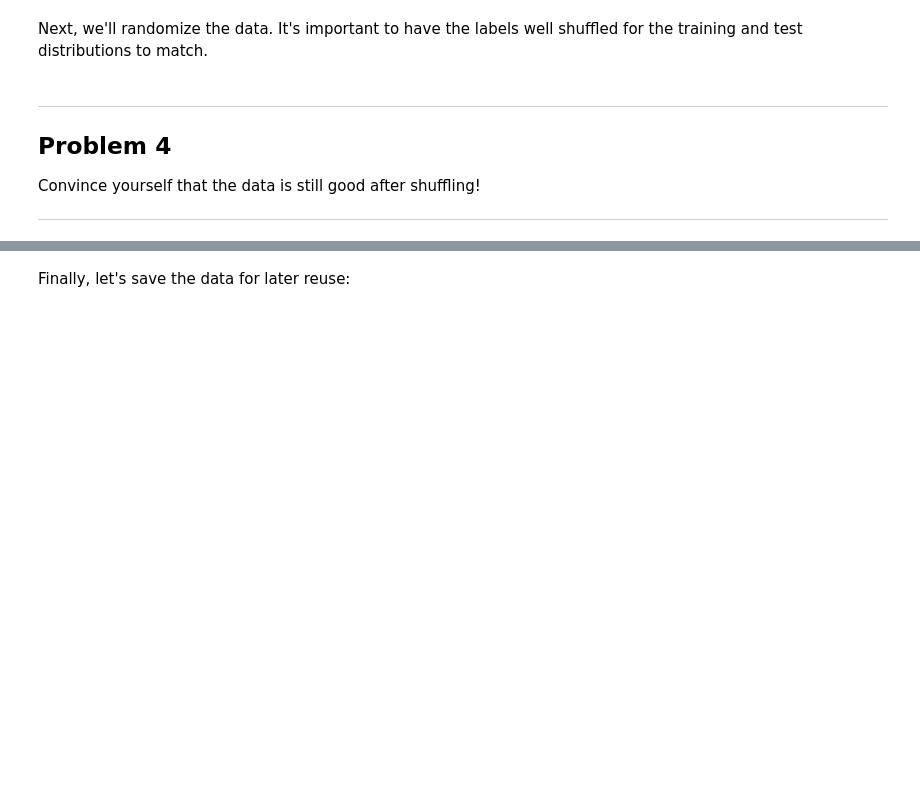
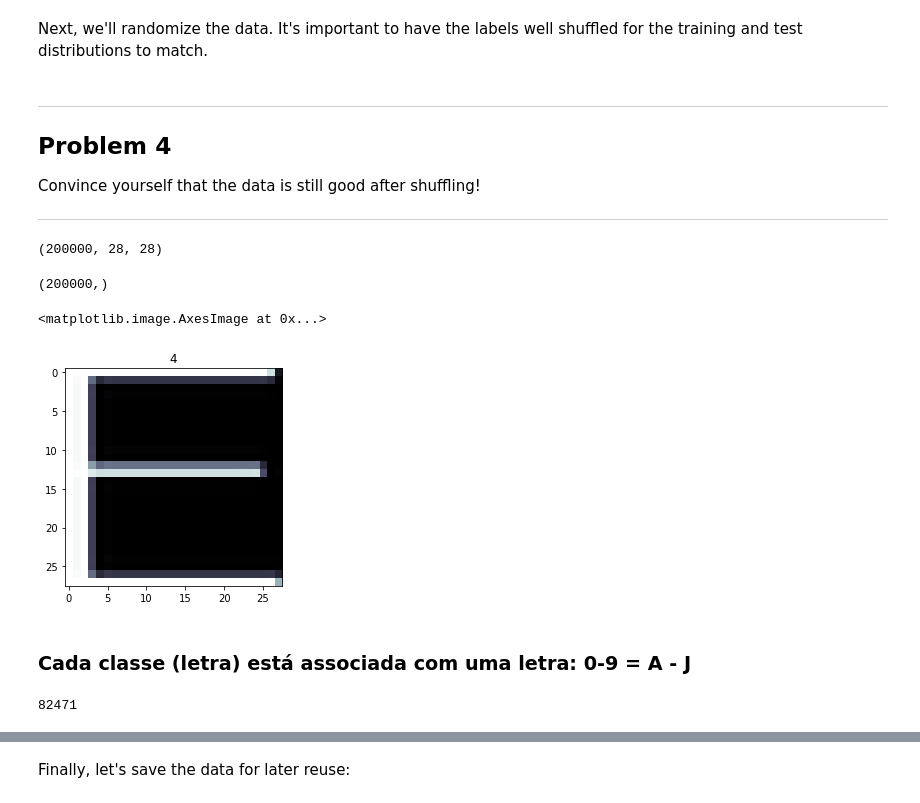
Before and after one commit to victortxa/assignments-vision-and-image-processing, a Jupyter notebook: 1_notmnist.ipynb, the cells around one changed output, grey strips where cells are left out. Drawn from its saved outputs; the diff is of its cells as text; code cells hidden in the pictures; blank space fills up the shorter version.

```diff
--- a/1_notmnist.ipynb
+++ b/1_notmnist.ipynb
@@ -376,3 +376,11 @@ Problem 4
 Convince yourself that the data is still good after shuffling!
 
 ---
+# %%
+train_dataset.shape
+# %% [output]
+(200000, 28, 28)
+# %%
+train_labels.shape
+# %% [output]
+(200000,)
@@ -378,0 +389,10 @@ Convince yourself that the data is still good after shuffling!
+# %%
+sample_image = train_dataset[0, :, :]
+plt.figure()
+plt.title('{}'.format(train_labels[0]))
+plt.imshow(sample_image, cmap=plt.cm.bone)
+# %% [output]
+<matplotlib.image.AxesImage at 0x...>
+[figure, added]
+# %% [markdown]
+### Cada classe (letra) está associada com uma letra: 0-9 = A - J
@@ -378,0 +401,4 @@ Convince yourself that the data is still good after shuffling!
+# %%
+random.randint(0,len(train_labels))
+# %% [output]
+82471
```
Also changed, not shown: parts of 8 cells of this notebook.
